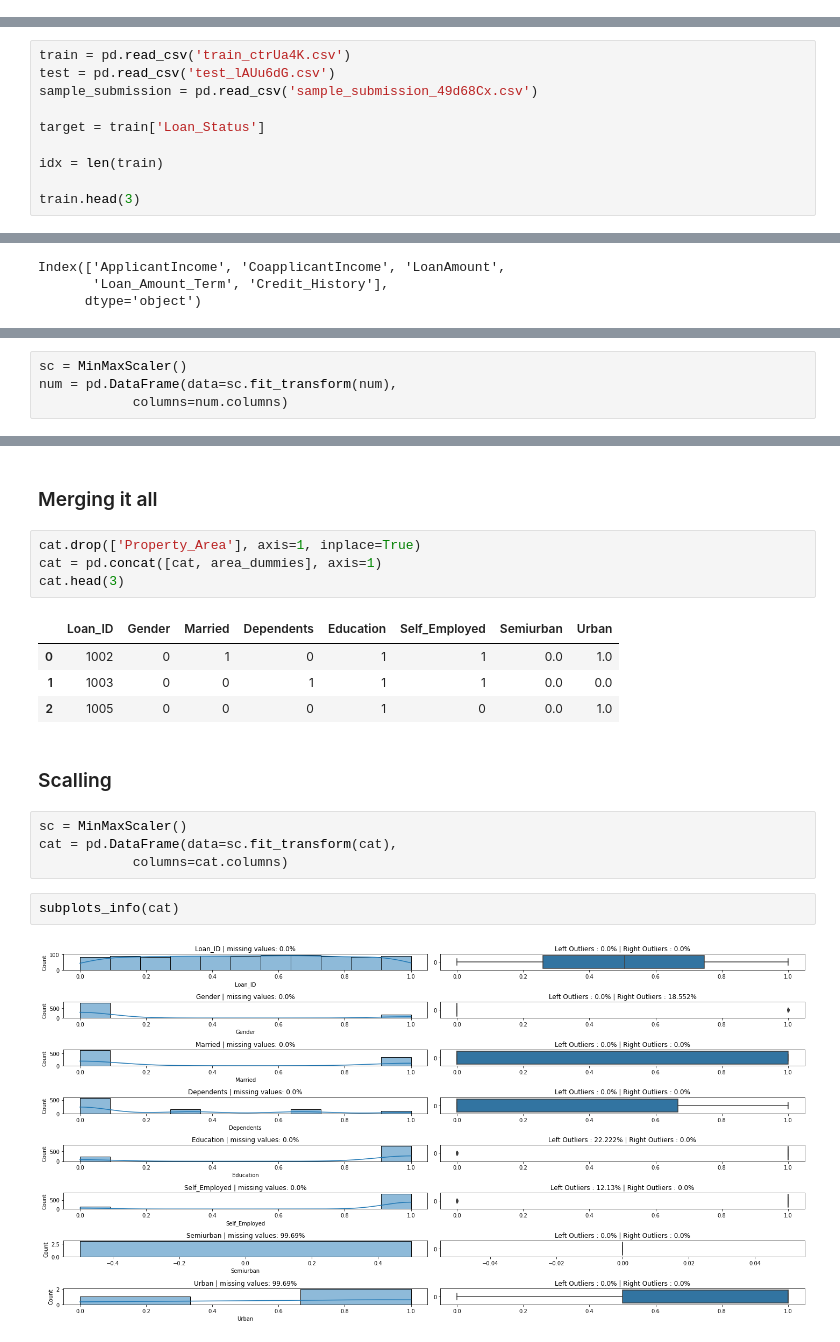
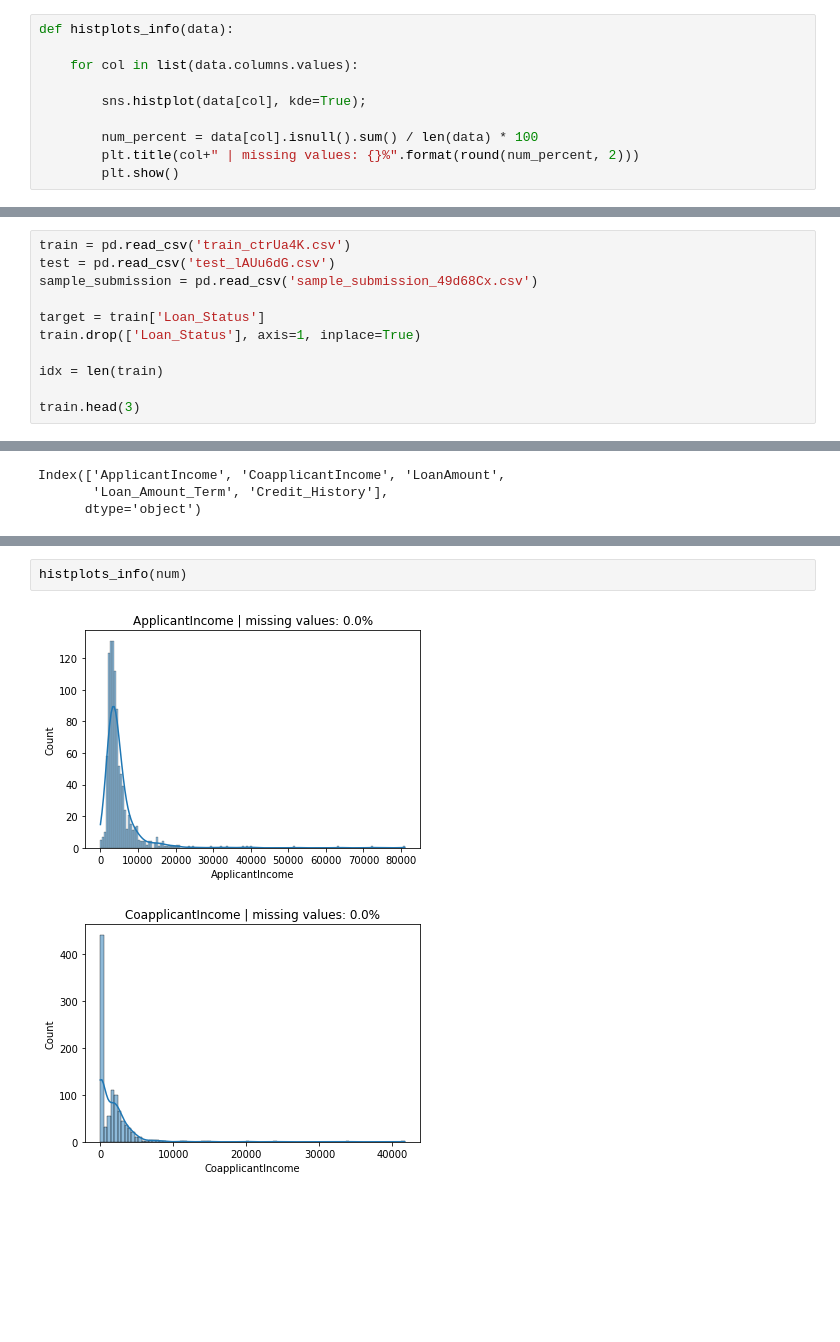
Before and after one commit to vita1pa/Loan-Prediction-Hackathon, a Jupyter notebook: Loan Prediction EDA - AV.ipynb, the cells around one changed output, grey strips where cells are left out. Drawn from its saved outputs; the diff is of its cells as text; blank space fills up the shorter version.

```diff
--- a/Loan Prediction EDA - AV.ipynb
+++ b/Loan Prediction EDA - AV.ipynb
@@ -8,0 +29,10 @@ from sklearn.preprocessing import MinMaxScaler
+# %%
+def histplots_info(data):
+
+    for col in list(data.columns.values):
+
+        sns.histplot(data[col], kde=True);
+
+        num_percent = data[col].isnull().sum() / len(data) * 100
+        plt.title(col+" | missing values: {}%".format(round(num_percent, 2)))
+        plt.show()
@@ -14,6 +104,7 @@ test = pd.read_csv('test_lAUu6dG.csv')
 sample_submission = pd.read_csv('sample_submission_49d68Cx.csv')
 
 target = train['Loan_Status']
+train.drop(['Loan_Status'], axis=1, inplace=True)
 
 idx = len(train)
 
@@ -227,4 +138,0 @@ dtype: int64
-# %%
-sc = MinMaxScaler()
-num = pd.DataFrame(data=sc.fit_transform(num),
-            columns=num.columns)
@@ -306,21 +139,5 @@ area_dummies
-# %% [markdown]
-### Merging it all
-# %%
-cat.drop(['Property_Area'], axis=1, inplace=True)
-cat = pd.concat([cat, area_dummies], axis=1)
-cat.head(3)
-# %% [output]
-|  | Loan_ID | Gender | Married | Dependents | Education | Self_Employed | Semiurban | Urban |
-| 0 | 1002 | 0 | 1 | 0 | 1 | 1 | 0.0 | 1.0 |
-| 1 | 1003 | 0 | 0 | 1 | 1 | 1 | 0.0 | 0.0 |
-| 2 | 1005 | 0 | 0 | 0 | 1 | 0 | 0.0 | 1.0 |
-# %% [markdown]
-### Scalling
-# %%
-sc = MinMaxScaler()
-cat = pd.DataFrame(data=sc.fit_transform(cat),
-            columns=cat.columns)
-# %%
-subplots_info(cat)
-# %% [output]
-[figure, removed]
+# %%
+histplots_info(num)
+# %% [output]
+[figure, added]
+[figure, added]
```
Also changed, not shown: parts of 146 cells of this notebook.
